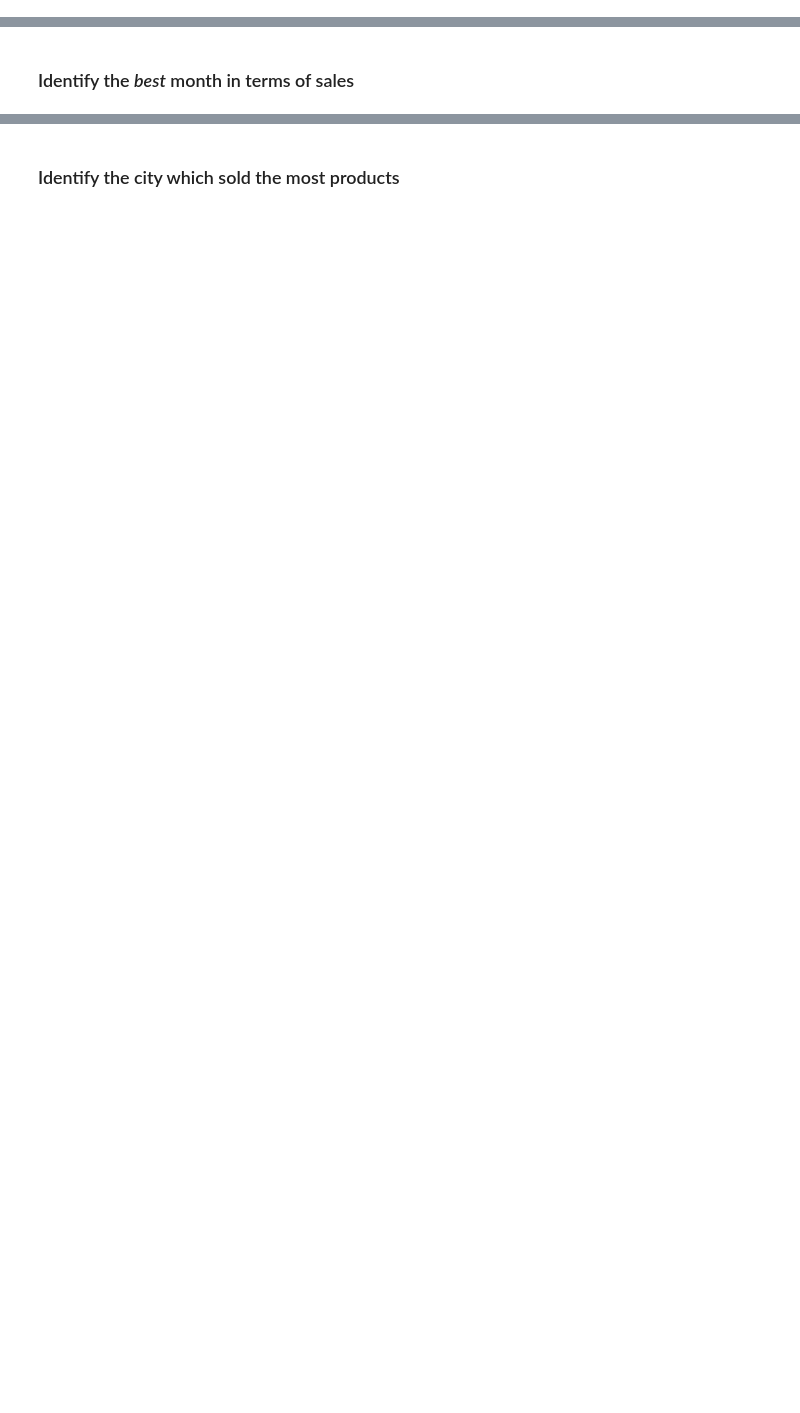
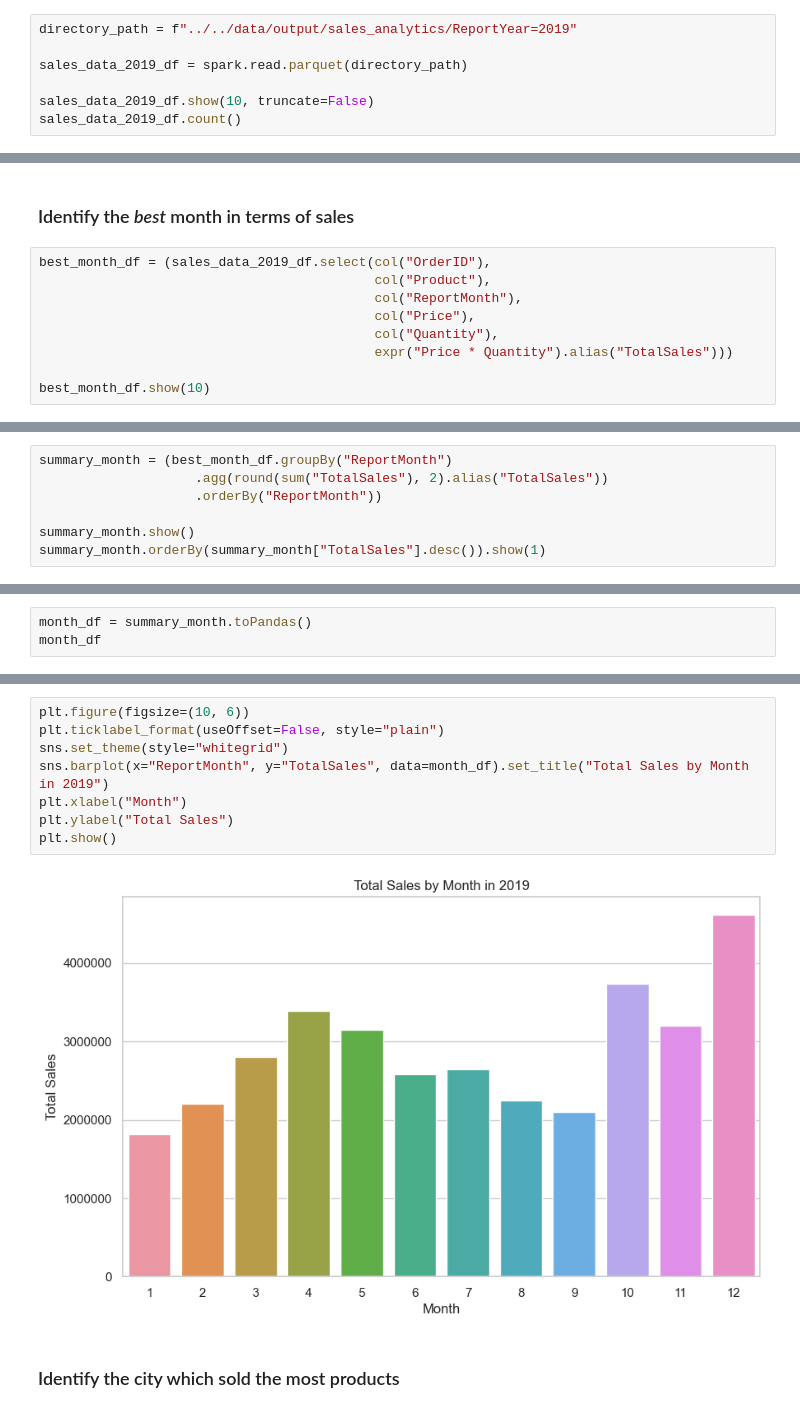
Before and after one commit to Cesar312/spark-data-engineering-and-analytics-with-python, a Jupyter notebook: sections/dataframes/Spark-Analytics-Sales.ipynb, the cells around one changed output, grey strips where cells are left out. Cells and saved outputs as stored; diff of their text form; blank space fills up the shorter version.

Commit message:
Update PySpark-DataFrames notebook with  examples

```diff
--- a/sections/dataframes/Spark-Analytics-Sales.ipynb
+++ b/sections/dataframes/Spark-Analytics-Sales.ipynb
@@ -329,3 +343,10 @@ sales_data_updated_df.write.mode("overwrite").partitionBy("ReportYear", "ReportM
 ## Part 3: Sales Analytics
 # %% [markdown]
 Prerequisite: Read the Sales Data from the Parquet directory for the 2019 year only.
+# %%
+directory_path = f"../../data/output/sales_analytics/ReportYear=2019"
+
+sales_data_2019_df = spark.read.parquet(directory_path)
+
+sales_data_2019_df.show(10, truncate=False)
+sales_data_2019_df.count()
@@ -332,2 +383,11 @@ Prerequisite: Read the Sales Data from the Parquet directory for the 2019 year o
 # %% [markdown]
 ### Identify the *best* month in terms of sales
+# %%
+best_month_df = (sales_data_2019_df.select(col("OrderID"),
+                                           col("Product"),
+                                           col("ReportMonth"),
+                                           col("Price"),
+                                           col("Quantity"),
+                                           expr("Price * Quantity").alias("TotalSales")))
+
+best_month_df.show(10)
@@ -333,0 +410,7 @@ Prerequisite: Read the Sales Data from the Parquet directory for the 2019 year o
+# %%
+summary_month = (best_month_df.groupBy("ReportMonth")
+                    .agg(round(sum("TotalSales"), 2).alias("TotalSales"))
+                    .orderBy("ReportMonth"))
+
+summary_month.show()
+summary_month.orderBy(summary_month["TotalSales"].desc()).show(1)
@@ -333,0 +435,3 @@ Prerequisite: Read the Sales Data from the Parquet directory for the 2019 year o
+# %%
+month_df = summary_month.toPandas()
+month_df
@@ -334,2 +452,12 @@ Prerequisite: Read the Sales Data from the Parquet directory for the 2019 year o
+# %%
+plt.figure(figsize=(10, 6))
+plt.ticklabel_format(useOffset=False, style="plain")
+sns.set_theme(style="whitegrid")
+sns.barplot(x="ReportMonth", y="TotalSales", data=month_df).set_title("Total Sales by Month in 2019")
+plt.xlabel("Month")
+plt.ylabel("Total Sales")
+plt.show()
+# %% [output]
+[figure, added]
 # %% [markdown]
 ### Identify the city which sold the most products
```
Also changed, not shown: parts of 23 cells of this notebook.
